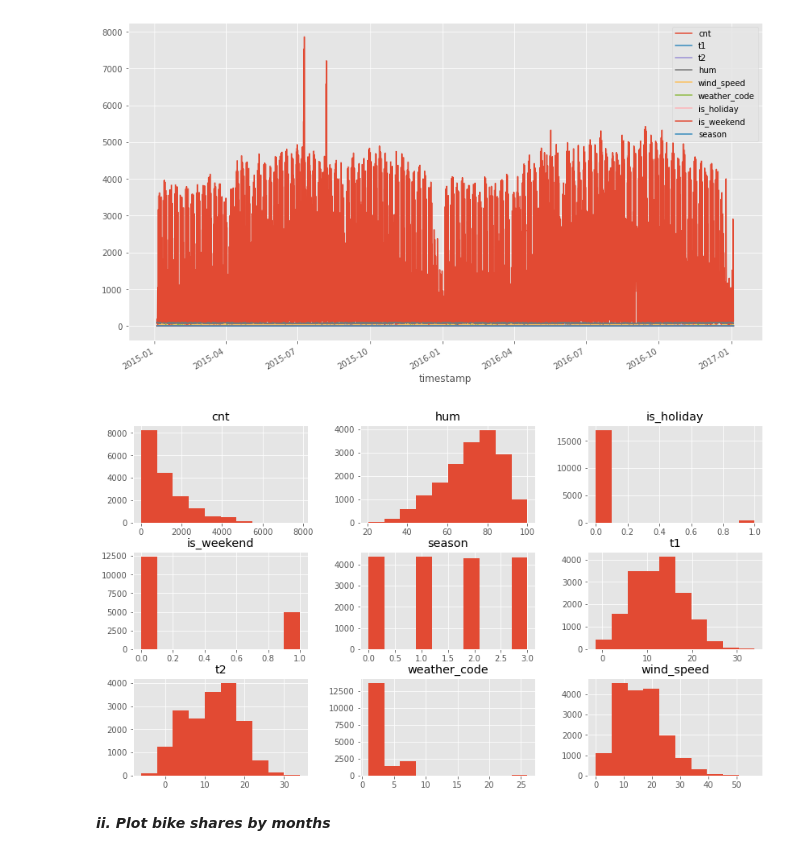
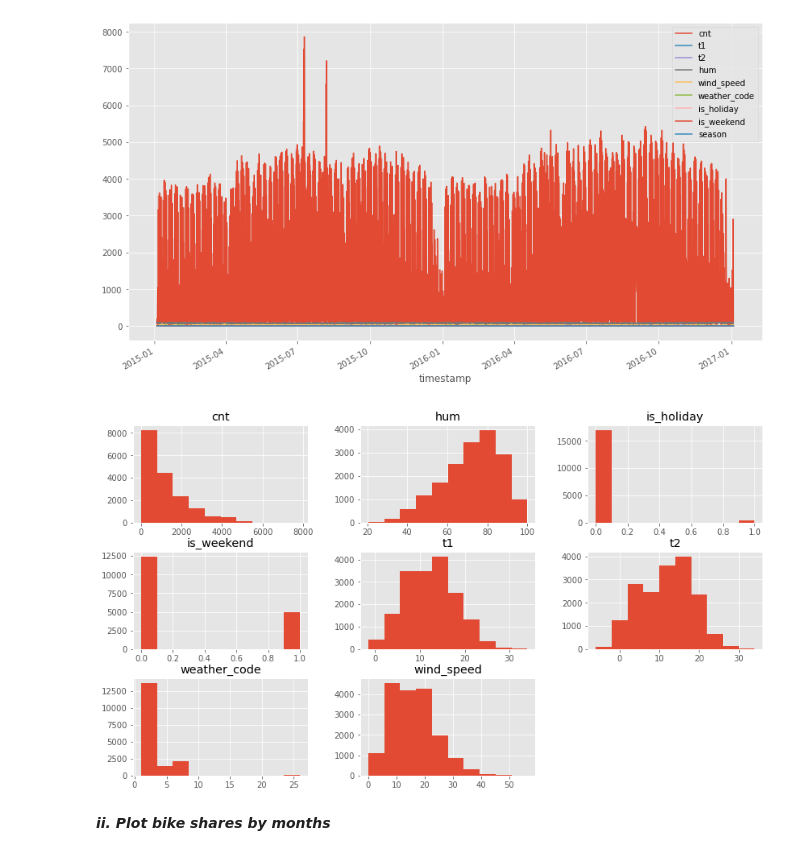
Before and after one commit to smeteo/Data_Science_and_Machine_Learning, a Jupyter notebook: 8._Capstone_Projects/Project_3_Demand_Prediction/Demand_Prediction_Capstone_3.ipynb, the cells around one changed output. Saved outputs shown, nothing was run; the diff lists cells and outputs as text; code cells hidden in the pictures.

```diff
--- a/8._Capstone_Projects/Project_3_Demand_Prediction/Demand_Prediction_Capstone_3.ipynb
+++ b/8._Capstone_Projects/Project_3_Demand_Prediction/Demand_Prediction_Capstone_3.ipynb
@@ -202,9 +211,9 @@ series.plot(figsize=(14,8));
 [figure]
 # %%
 series = pd.read_csv('store_sharing.csv', header=0, index_col=0, parse_dates=True, squeeze=True)
-series.hist(figsize=(14,8));
+series.drop('season',axis=1).hist(figsize=(14,8));
 # %% [output]
-[figure, old version]
+[figure, new version]
 # %% [markdown]
 ***ii. Plot bike shares by months***
 # %% [markdown]
```
Also changed, not shown: parts of 2 cells of this notebook.
